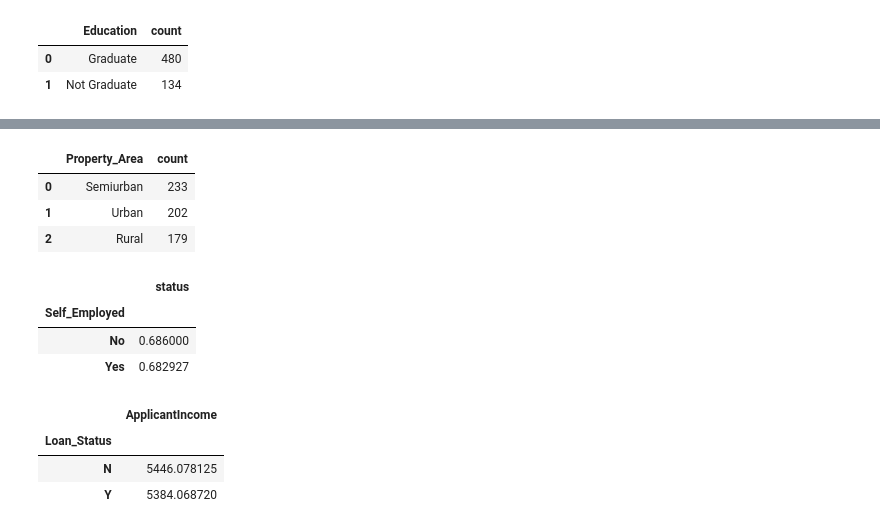
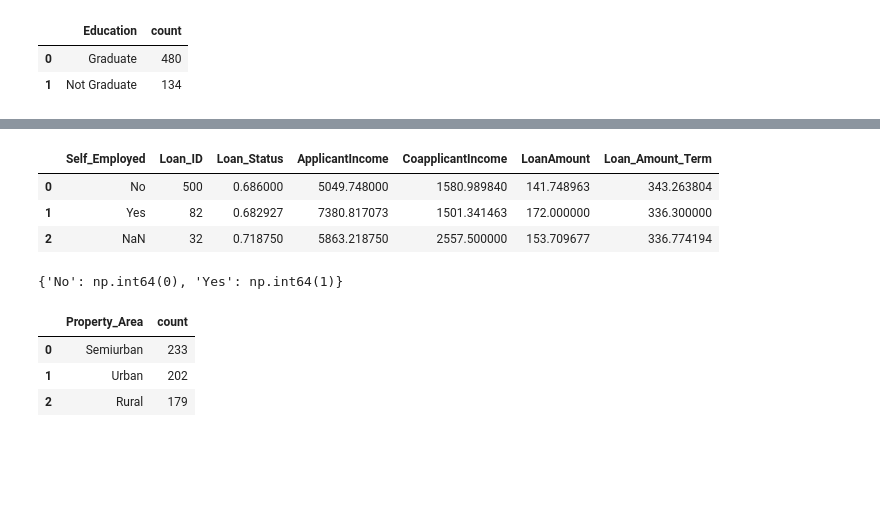
Before and after one commit to manish9857/loan_prediction, a Jupyter notebook: loan_preditction_eda.ipynb, the cells around one changed output, grey strips where cells are left out. Cells and saved outputs as stored; diff of their text form; code cells hidden in the pictures; blank space fills up the shorter version.

```diff
--- a/loan_preditction_eda.ipynb
+++ b/loan_preditction_eda.ipynb
@@ -85,3 +109,21 @@ df_loan['Self_Employed'].value_counts(dropna=False).reset_index()
+# %%
+# df_loan['Self_Employed'].value_counts(dropna=False).reset_index()
+df_emp = df_loan.groupby(by='Self_Employed', as_index=False, dropna=False).agg({
+    'Loan_ID': 'count', 'Loan_Status': 'mean', 'ApplicantIncome': 'mean', 'CoapplicantIncome': 'mean', 'LoanAmount': 'mean', 'Loan_Amount_Term': 'mean'
+})
+df_emp.head()
+# %% [output]
+|  | Self_Employed | Loan_ID | Loan_Status | ApplicantIncome | CoapplicantIncome | LoanAmount | Loan_Amount_Term |
+| 0 | No | 500 | 0.686000 | 5049.748000 | 1580.989840 | 141.748963 | 343.263804 |
+| 1 | Yes | 82 | 0.682927 | 7380.817073 | 1501.341463 | 172.000000 | 336.300000 |
+| 2 | NaN | 32 | 0.718750 | 5863.218750 | 2557.500000 | 153.709677 | 336.774194 |
+# %%
+df_loan['Self_Employed'] = df_loan['Self_Employed'].fillna("No")
+le = LabelEncoder()
+df_loan['Self_Employed'] = le.fit_transform(df_loan['Self_Employed'])
+print(dict(zip(le.classes_, le.transform(le.classes_))))
+# %% [output]
+{'No': np.int64(0), 'Yes': np.int64(1)}
 # %%
 df_loan['Property_Area'].value_counts(dropna=False).reset_index()
 # %% [output]
@@ -89,17 +131,3 @@ df_loan['Property_Area'].value_counts(dropna=False).reset_index()
 | 0 | Semiurban | 233 |
 | 1 | Urban | 202 |
 | 2 | Rural | 179 |
-# %%
-df_train.groupby(by='Self_Employed').agg({'status': 'mean'})
-# %% [output]
-|  | status |
-| Self_Employed |  |
-| No | 0.686000 |
-| Yes | 0.682927 |
-# %%
-df_train.groupby(by='Loan_Status').agg({'ApplicantIncome': 'mean'})
-# %% [output]
-|  | ApplicantIncome |
-| Loan_Status |  |
-| N | 5446.078125 |
-| Y | 5384.068720 |
```
Also changed, not shown: parts of 9 cells of this notebook.
